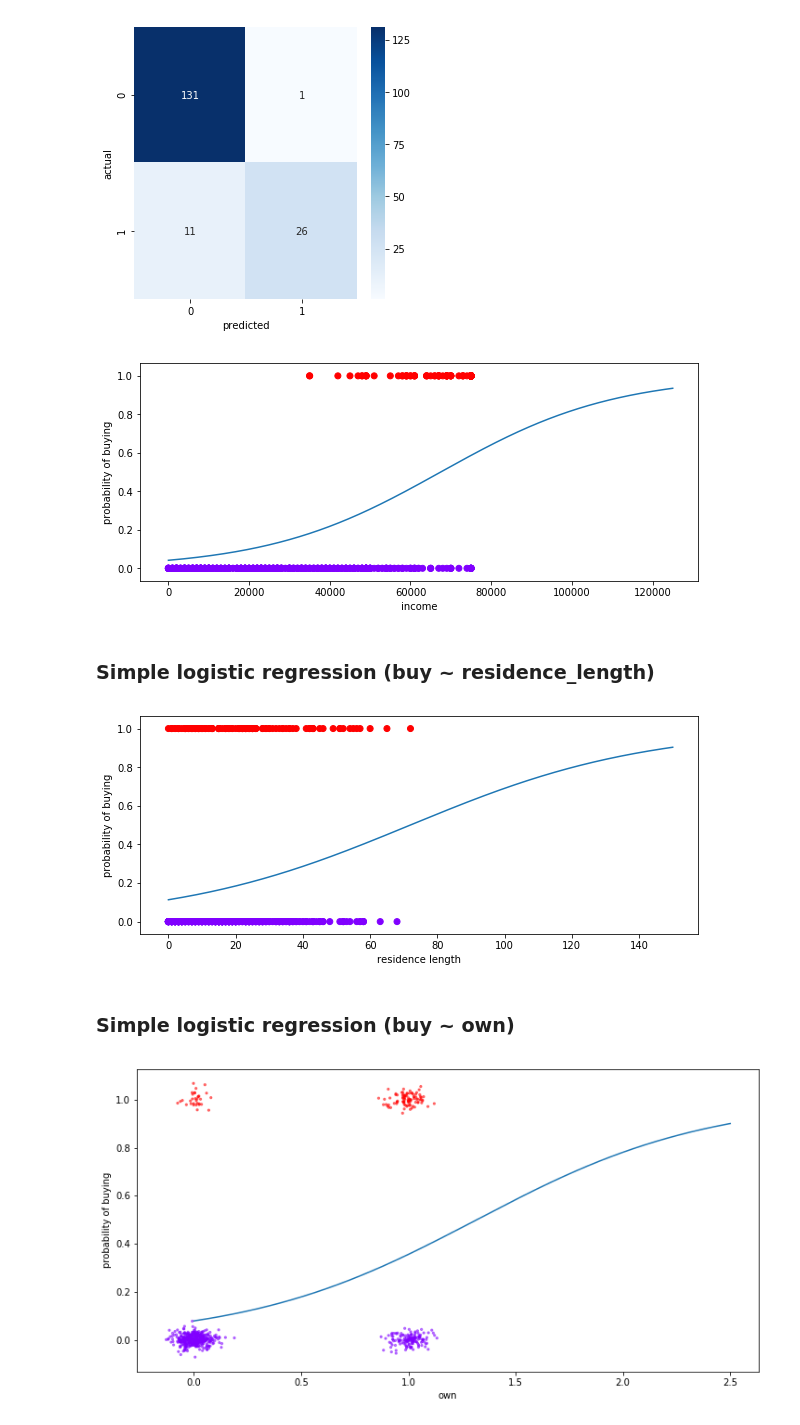
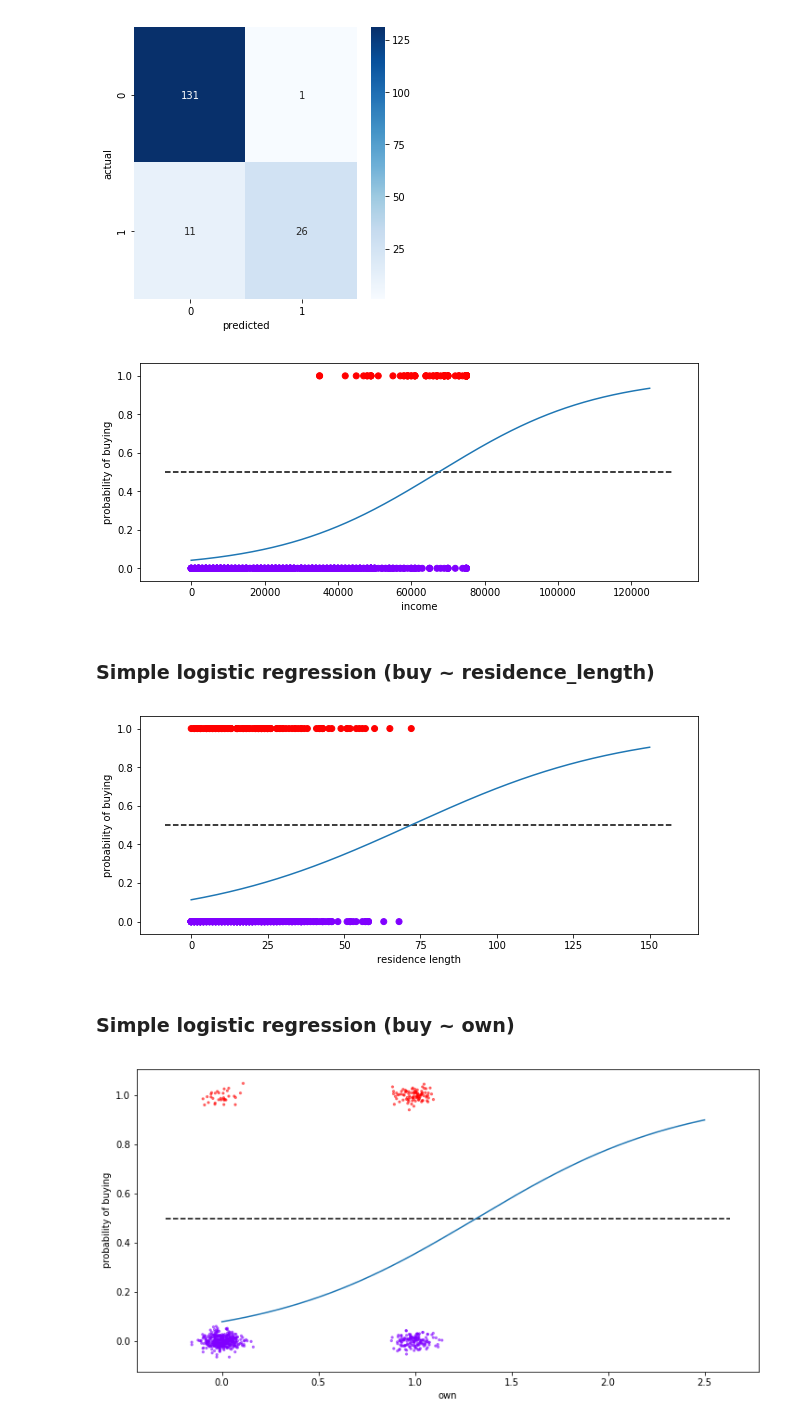
Before and after one commit to KarimaCha/nf_logistic, a Jupyter notebook: Logistic_Regression_without_solutions/Logistic_Regression_Exercise_Karima.ipynb, the cells around one changed output. Saved outputs shown, nothing was run; the diff lists cells and outputs as text; code cells hidden in the pictures.

```diff
--- a/Logistic_Regression_without_solutions/Logistic_Regression_Exercise_Karima.ipynb
+++ b/Logistic_Regression_without_solutions/Logistic_Regression_Exercise_Karima.ipynb
@@ -584,10 +708,11 @@ sigmoid_function = expit(regression_function).ravel()  # ravel flattens the data
 fig, ax = plt.subplots(figsize=(10,4))
 plt.plot(x_plot, sigmoid_function)
 plt.scatter(df.income, df.buy, c=df.buy, cmap='rainbow')
+plt.hlines(0.5, plt.gca().get_xlim()[0], plt.gca().get_xlim()[1], linestyles='dashed')
 plt.xlabel('income')
 plt.ylabel('probability of buying');
 # %% [output]
-[figure, old version]
+[figure, new version]
 # %% [markdown]
 ### Simple logistic regression (buy ~ residence_length)
 # %%
@@ -606,36 +731,38 @@ sigmoid_function = expit(regression_function).ravel()
 fig, ax = plt.subplots(figsize=(10,4))
 plt.plot(x_plot, sigmoid_function)
 plt.scatter(df.residence_length, df.buy, c=df.buy, cmap='rainbow')
+plt.hlines(0.5, plt.gca().get_xlim()[0], plt.gca().get_xlim()[1], linestyles='dashed')
 plt.xlabel('residence length')
 plt.ylabel('probability of buying');
 # %% [output]
-[figure, old version]
+[figure, new version]
 # %% [markdown]
 ### Simple logistic regression (buy ~ own)
 # %%
 x = df.own.to_frame()
 y = df.buy
 
 x_train, x_test, y_train, y_test = train_test_split(x, y, random_state=1)
 logr_s = LogisticRegression(solver='liblinear')  # Default solver will change from ‘liblinear’ to ‘lbfgs’ in 0.22.
 logr_s.fit(x_train, y_train)
 
 # get function to include jitter in plots (adapted from stackoverflow)
          # https://stackoverflow.com/questions/8671808/matplotlib-avoiding-overlapping-
          # datapoints-in-a-scatter-dot-beeswarm-plot
 def rand_jitter(arr, strength):
     stdev = strength*(max(arr)-min(arr))
     return arr + np.random.randn(len(arr)) * stdev
 
 x_plot = np.linspace(0,2.5,1000)
 regression_function = x_plot * logr_s.coef_[0][0] + logr_s.intercept_[0]
 sigmoid_function = expit(regression_function).ravel()
 
 fig, ax = plt.subplots(figsize=(12,6))
 plt.plot(x_plot, sigmoid_function)
 
-plt.scatter(rand_jitter(df.own, 0.05), rand_jitter(df.buy, 0.02), alpha=0.5, s=5, c=df.buy, cmap='rainbow',)
+plt.scatter(rand_jitter(df.own, 0.05), rand_jitter(df.buy, 0.02), alpha=0.5, s=5, c=df.buy, cmap='rainbow')
+plt.hlines(0.5, plt.gca().get_xlim()[0], plt.gca().get_xlim()[1], linestyles='dashed')
 plt.xlabel('own')
 plt.ylabel('probability of buying');
 # %% [output]
-[figure, old version]
+[figure, new version]
```
Also changed, not shown: parts of 22 cells of this notebook, 2 other files.
